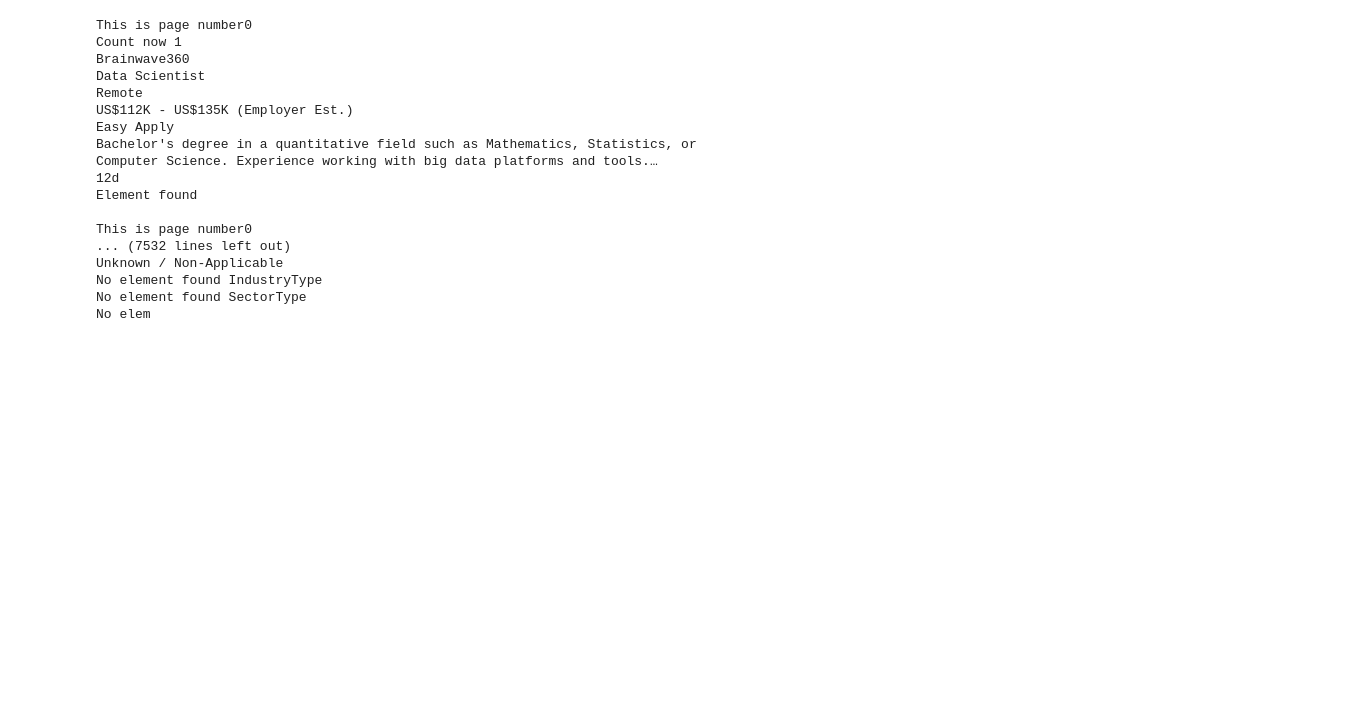
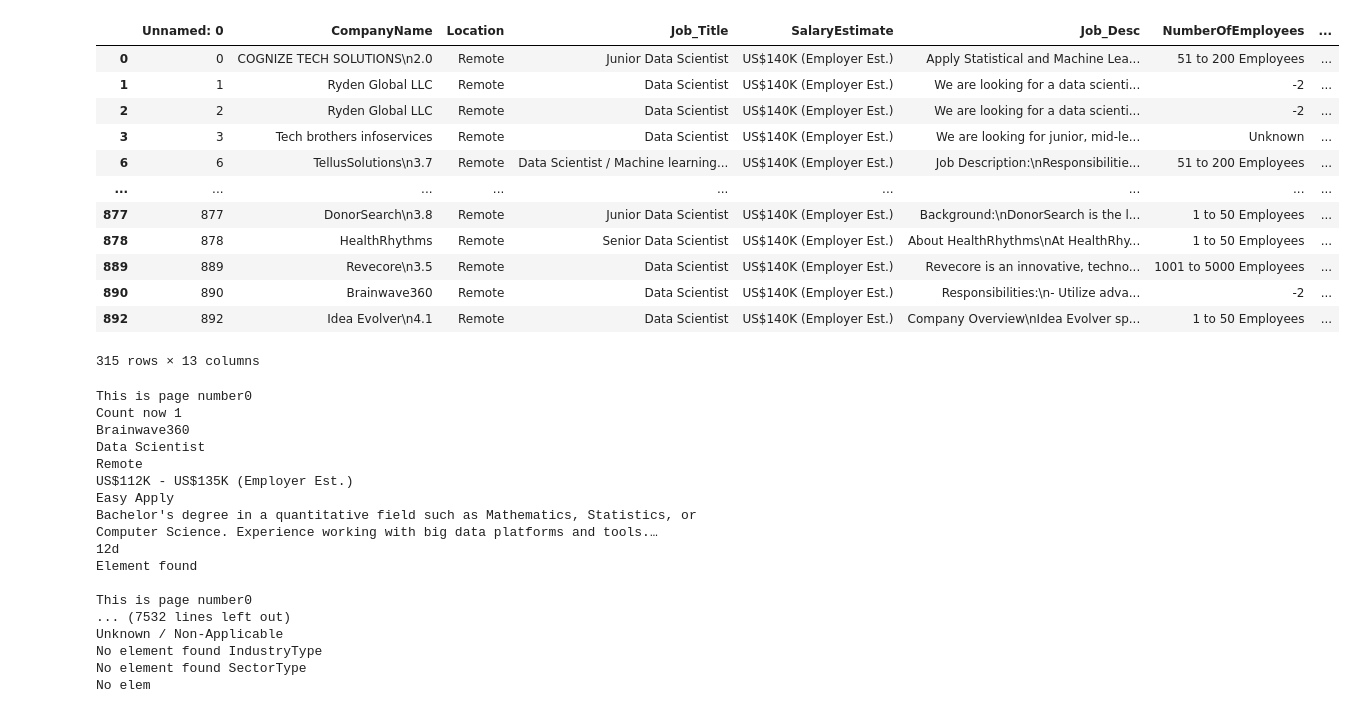
Before and after one commit to mosemb/DSalary, a Jupyter notebook: Dsalaries.ipynb, the cells around one changed output. Saved outputs shown, nothing was run; the diff lists cells and outputs as text; code cells hidden in the pictures; blank space fills up the shorter version.

```diff
--- a/Dsalaries.ipynb
+++ b/Dsalaries.ipynb
@@ -12,3 +30,21 @@ import pandas as pd
+# %%
+df1Remote = df1[df1.Location=="Remote"]
+# %%
+df1Remote
+# %% [output]
+|  | Unnamed: 0 | CompanyName | Location | Job_Title | SalaryEstimate | Job_Desc | NumberOfEmployees | ... |
+| 0 | 0 | COGNIZE TECH SOLUTIONS\n2.0 | Remote | Junior Data Scientist | US$140K (Employer Est.) | Apply Statistical and Machine Lea... | 51 to 200 Employees | ... |
+| 1 | 1 | Ryden Global LLC | Remote | Data Scientist | US$140K (Employer Est.) | We are looking for a data scienti... | -2 | ... |
+| 2 | 2 | Ryden Global LLC | Remote | Data Scientist | US$140K (Employer Est.) | We are looking for a data scienti... | -2 | ... |
+| 3 | 3 | Tech brothers infoservices | Remote | Data Scientist | US$140K (Employer Est.) | We are looking for junior, mid-le... | Unknown | ... |
+| 6 | 6 | TellusSolutions\n3.7 | Remote | Data Scientist / Machine learning... | US$140K (Employer Est.) | Job Description:\nResponsibilitie... | 51 to 200 Employees | ... |
+| ... | ... | ... | ... | ... | ... | ... | ... | ... |
+| 877 | 877 | DonorSearch\n3.8 | Remote | Junior Data Scientist | US$140K (Employer Est.) | Background:\nDonorSearch is the l... | 1 to 50 Employees | ... |
+| 878 | 878 | HealthRhythms | Remote | Senior Data Scientist | US$140K (Employer Est.) | About HealthRhythms\nAt HealthRhy... | 1 to 50 Employees | ... |
+| 889 | 889 | Revecore\n3.5 | Remote | Data Scientist | US$140K (Employer Est.) | Revecore is an innovative, techno... | 1001 to 5000 Employees | ... |
+| 890 | 890 | Brainwave360 | Remote | Data Scientist | US$140K (Employer Est.) | Responsibilities:\n- Utilize adva... | -2 | ... |
+| 892 | 892 | Idea Evolver\n4.1 | Remote | Data Scientist | US$140K (Employer Est.) | Company Overview\nIdea Evolver sp... | 1 to 50 Employees | ... |
+315 rows × 13 columns
 # %%
 url = "https://www.glassdoor.sg/Job/united-states-data-scientist-jobs-SRCH_IL.0,13_IN1_KO14,28.htm"
 driver = webdriver.Chrome()
```
Also changed, not shown: parts of 2 cells of this notebook, 1 other file.
